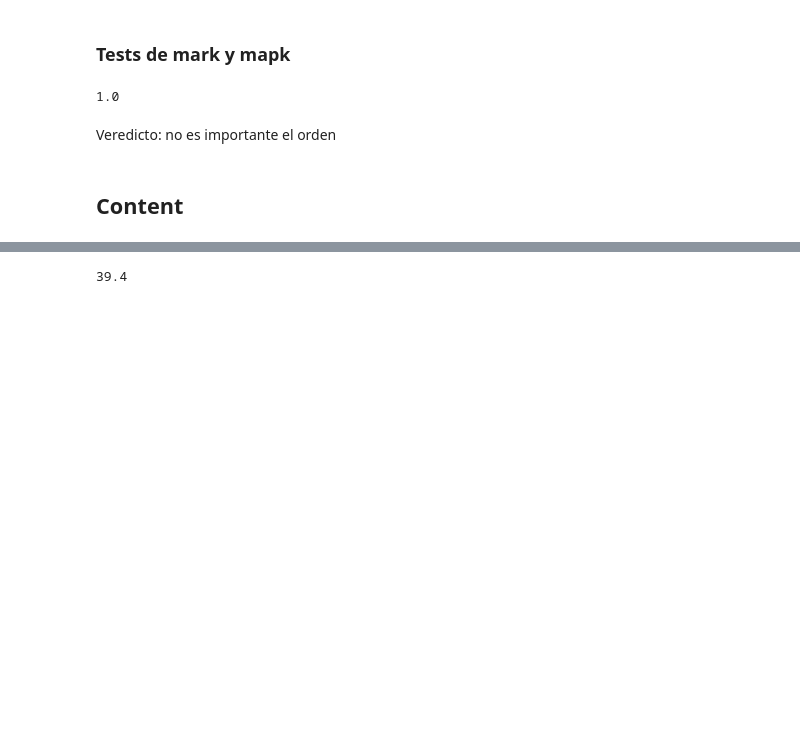
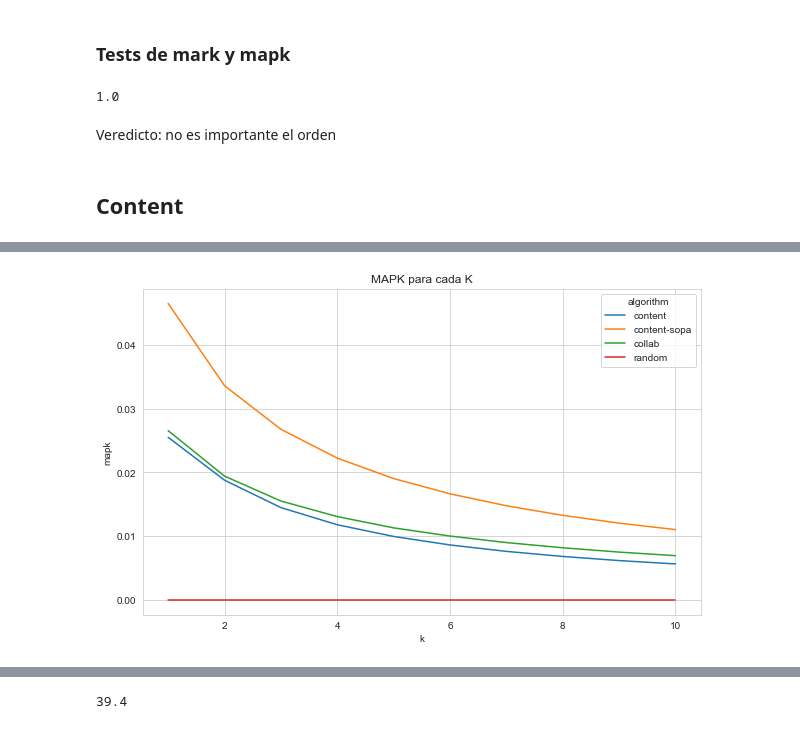
Before and after one commit to mnPanic/aa-tp, a Jupyter notebook: graficos.ipynb, the cells around one changed output, grey strips where cells are left out. Cells and saved outputs as stored; diff of their text form; code cells hidden in the pictures; blank space fills up the shorter version.

```diff
--- a/graficos.ipynb
+++ b/graficos.ipynb
@@ -191,0 +195,11 @@ sns.lineplot(
+# %%
+plt.figure(figsize = (10,6))
+sns.lineplot(
+    data=df,
+    x="k", y="mapk", hue="algorithm",
+    markers=True, dashes=False
+)
+plt.title("MAPK para cada K")
+plt.savefig("graficos/resultados/mapk.png")
+# %% [output]
+[figure, added]
```
Also changed, not shown: parts of 9 cells of this notebook, 10 other files.
